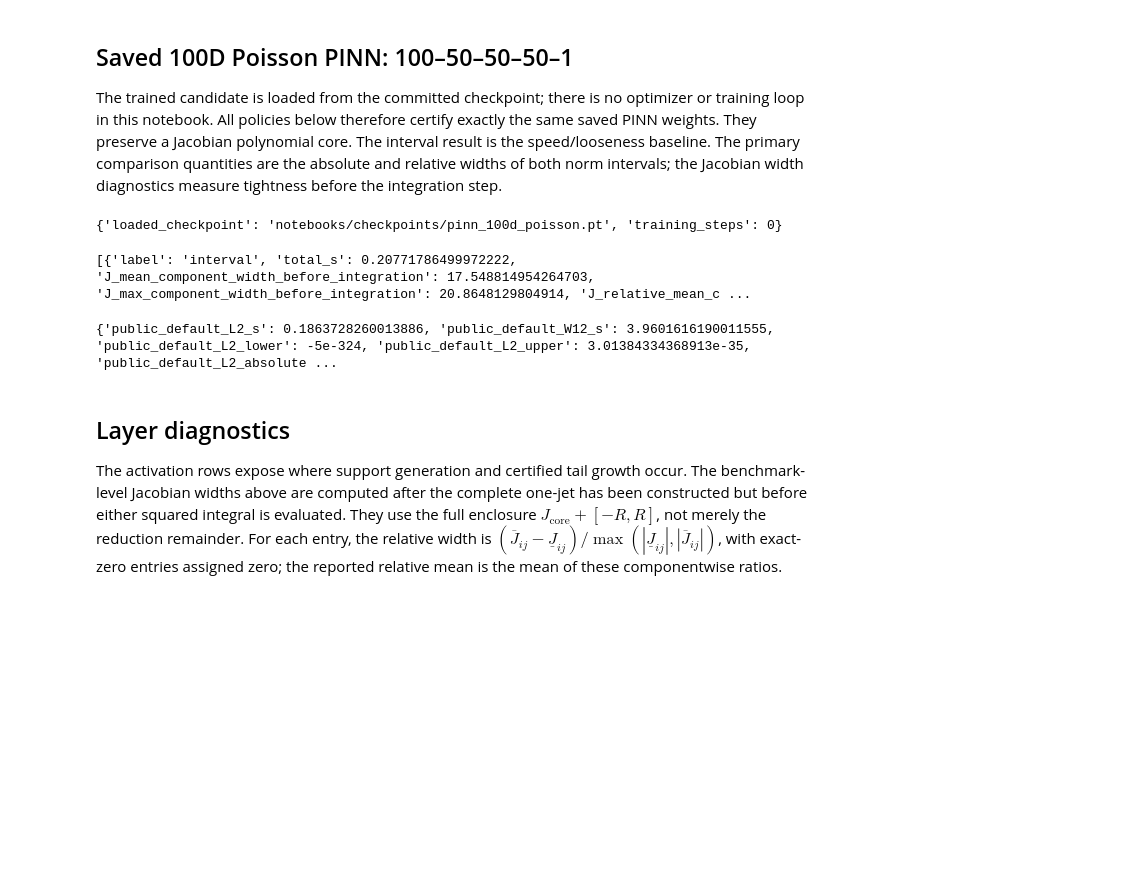
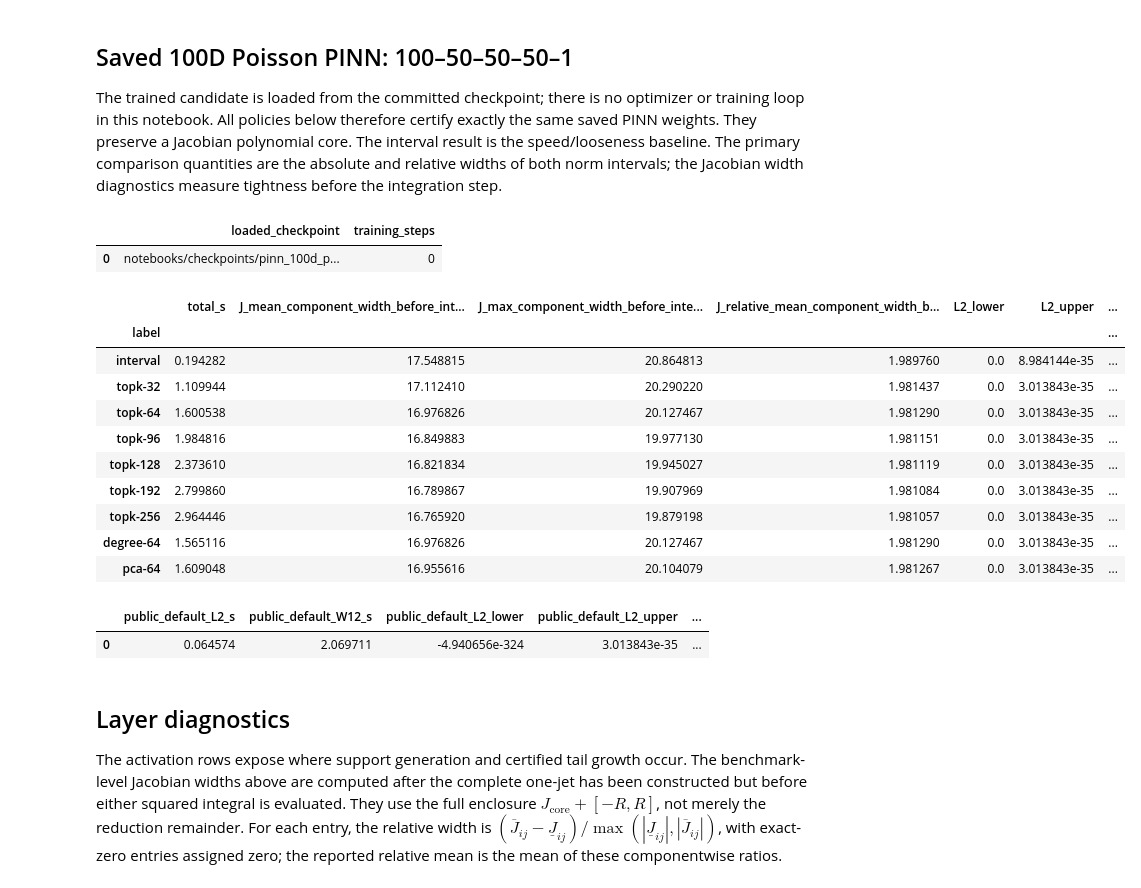
Before and after one commit to pcpet/intervalNets, a Jupyter notebook: notebooks/pz_w12_polynomial_reduction_benchmarks.ipynb, the cells around one changed output. Drawn from its saved outputs; the diff is of its cells as text; code cells hidden in the pictures; blank space fills up the shorter version.

```diff
--- a/notebooks/pz_w12_polynomial_reduction_benchmarks.ipynb
+++ b/notebooks/pz_w12_polynomial_reduction_benchmarks.ipynb
@@ -105,40 +114,55 @@ The trained candidate is loaded from the committed checkpoint; there is no optim
 # %%
 model = load_tanh_mlp_checkpoint(CHECKPOINT)
 assert sum(parameter.numel() for parameter in model.parameters()) == 10201
-print({'loaded_checkpoint': str(CHECKPOINT.relative_to(repo_root)), 'training_steps': 0})
+display(pd.DataFrame([{
+    'loaded_checkpoint': str(CHECKPOINT.relative_to(repo_root)),
+    'training_steps': 0,
+}]))
 box = IntervalTensor.from_bounds([-0.1] * 100, [0.1] * 100)
 configs = [
     ('topk-32', 'topk', dict(max_terms=32)),
     ('topk-64', 'topk', dict(max_terms=64)),
     ('topk-96', 'topk', dict(max_terms=96)),
     ('topk-128', 'topk', dict(max_terms=128)),
     ('topk-192', 'topk', dict(max_terms=192)),
     ('topk-256', 'topk', dict(max_terms=256)),
     ('degree-64', 'degree', dict(max_terms=64, max_degree=2)),
     ('pca-64', 'pca', dict(max_terms=64, pca_rank=4, pca_candidates=32)),
 ]
 rows = []
 for label, strategy, kwargs in configs:
     row = benchmark(model, box, strategy=strategy, **kwargs)
     row['label'] = label
     rows.append(row)
 start = perf_counter()
 interval_bound = model.sobolev_norm(box, p=2.0, order=1, method='interval')
 interval_s = perf_counter() - start
 interval_l2_bound = model.lpnorm(box, p=2.0, method='interval')
 interval_jacobian = model.eval_jacobian(box)
 interval_row = {
     'label': 'interval',
     'total_s': interval_s,
     **jacobian_width_metrics(interval_jacobian),
     **interval_metrics((interval_l2_bound.lower, interval_l2_bound.upper), 'L2'),
     **interval_metrics((interval_bound.lower, interval_bound.upper), 'W12'),
 }
 summary = [{k: v for k, v in row.items() if k != 'trace'} for row in rows]
-[interval_row, *summary]
+benchmark_table = pd.DataFrame([interval_row, *summary]).set_index('label')
+benchmark_table
 # %% [output]
-{'loaded_checkpoint': 'notebooks/checkpoints/pinn_100d_poisson.pt', 'training_steps': 0}
-[{'label': 'interval', 'total_s': 0.20771786499972222, 'J_mean_component_width_before_integration': 17.548814954264703, 'J_max_component_width_before_integration': 20.8648129804914, 'J_relative_mean_c ...
+|  | loaded_checkpoint | training_steps |
+| 0 | notebooks/checkpoints/pinn_100d_p... | 0 |
+|  | total_s | J_mean_component_width_before_int... | J_max_component_width_before_inte... | J_relative_mean_component_width_b... | L2_lower | L2_upper | ... |
+| label |  |  |  |  |  |  | ... |
+| interval | 0.194282 | 17.548815 | 20.864813 | 1.989760 | 0.0 | 8.984144e-35 | ... |
+| topk-32 | 1.109944 | 17.112410 | 20.290220 | 1.981437 | 0.0 | 3.013843e-35 | ... |
+| topk-64 | 1.600538 | 16.976826 | 20.127467 | 1.981290 | 0.0 | 3.013843e-35 | ... |
+| topk-96 | 1.984816 | 16.849883 | 19.977130 | 1.981151 | 0.0 | 3.013843e-35 | ... |
+| topk-128 | 2.373610 | 16.821834 | 19.945027 | 1.981119 | 0.0 | 3.013843e-35 | ... |
+| topk-192 | 2.799860 | 16.789867 | 19.907969 | 1.981084 | 0.0 | 3.013843e-35 | ... |
+| topk-256 | 2.964446 | 16.765920 | 19.879198 | 1.981057 | 0.0 | 3.013843e-35 | ... |
+| degree-64 | 1.565116 | 16.976826 | 20.127467 | 1.981290 | 0.0 | 3.013843e-35 | ... |
+| pca-64 | 1.609048 | 16.955616 | 20.104079 | 1.981267 | 0.0 | 3.013843e-35 | ... |
 # %%
 assert all(row['total_s'] < 3.0 for row in rows), summary
 start = perf_counter()
@@ -147,14 +171,16 @@ public_l2_s = perf_counter() - start
 start = perf_counter()
 public_w12_bound = model.pz_sobolev_norm(box, order=1)
 public_w12_s = perf_counter() - start
-{
+public_default_table = pd.DataFrame([{
     'public_default_L2_s': public_l2_s,
     'public_default_W12_s': public_w12_s,
     **interval_metrics((public_l2_bound.lower, public_l2_bound.upper), 'public_default_L2'),
     **interval_metrics((public_w12_bound.lower, public_w12_bound.upper), 'public_default_W12'),
-}
+}])
+public_default_table
 # %% [output]
-{'public_default_L2_s': 0.1863728260013886, 'public_default_W12_s': 3.9601616190011555, 'public_default_L2_lower': -5e-324, 'public_default_L2_upper': 3.01384334368913e-35, 'public_default_L2_absolute ...
+|  | public_default_L2_s | public_default_W12_s | public_default_L2_lower | public_default_L2_upper | ... |
+| 0 | 0.064574 | 2.069711 | -4.940656e-324 | 3.013843e-35 | ... |
 # %% [markdown]
 ## Layer diagnostics
 The activation rows expose where support generation and certified tail growth occur. The benchmark-level Jacobian widths above are computed after the complete one-jet has been constructed but before either squared integral is evaluated. They use the full enclosure $J_{\mathrm{core}}+[-R,R]$, not merely the reduction remainder. For each entry, the relative width is $(\overline J_{ij}-\underline J_{ij})/\max(|\underline J_{ij}|,|\overline J_{ij}|)$, with exact-zero entries assigned zero; the reported relative mean is the mean of these componentwise ratios.
```
Also changed, not shown: parts of 10 cells of this notebook, 2 other files.
